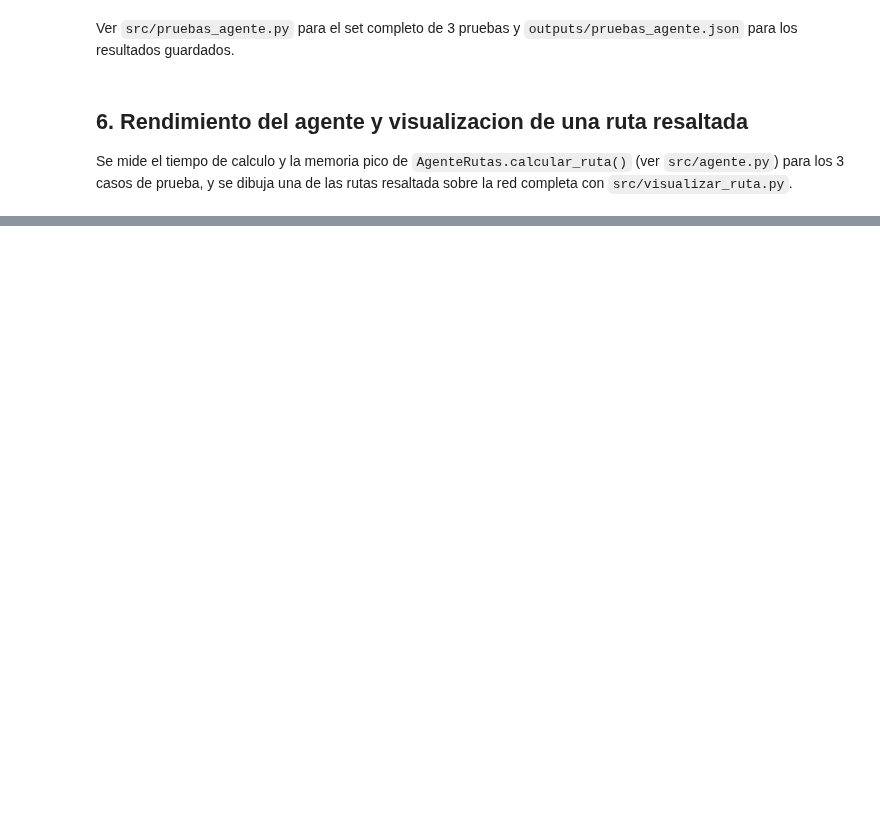
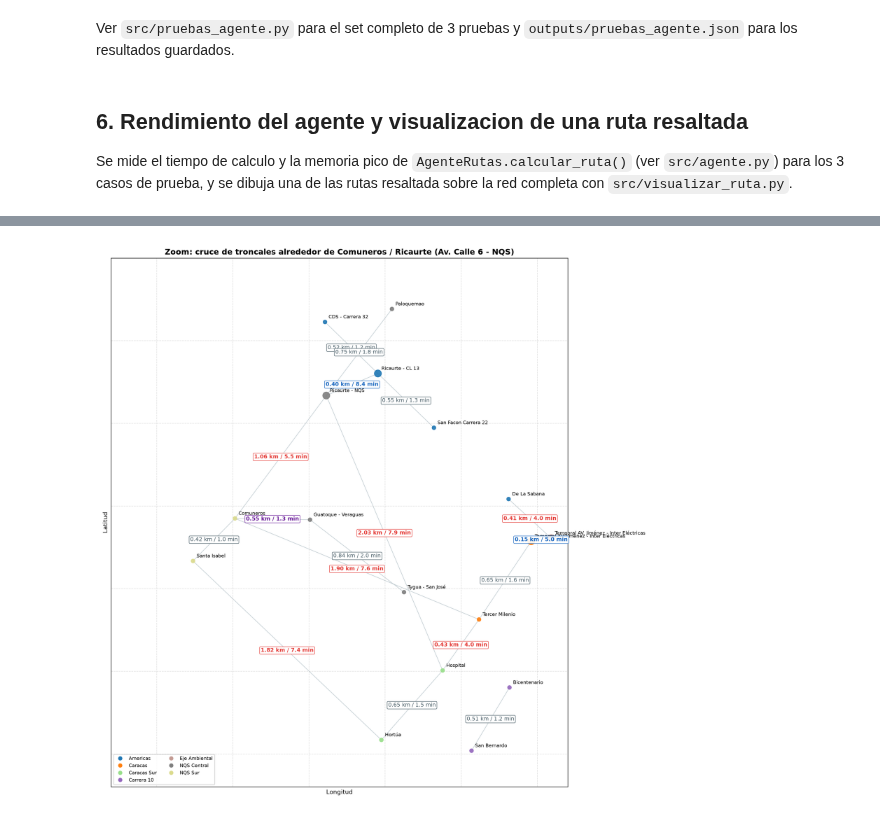
Before and after one commit to CamiloDG07/Proyecto-IA_, a Jupyter notebook: notebooks/diagrama_de_red.ipynb, the cells around one changed output, grey strips where cells are left out. Drawn from its saved outputs; the diff is of its cells as text; code cells hidden in the pictures; blank space fills up the shorter version.

```diff
--- a/notebooks/diagrama_de_red.ipynb
+++ b/notebooks/diagrama_de_red.ipynb
@@ -273,0 +284,9 @@ display(Image(filename=str(archivo_demo)))
+# %%
+zona_comuneros = (-74.108, -74.078, 4.588, 4.620)
+graficar_zoom(
+    G, zona_comuneros, OUTPUT_DIR / "grafo_con_pesos_zoom_comuneros.png",
+    "Zoom: cruce de troncales alrededor de Comuneros / Ricaurte (Av. Calle 6 - NQS)",
+)
+display(Image(filename=str(OUTPUT_DIR / "grafo_con_pesos_zoom_comuneros.png")))
+# %% [output]
+[figure, added]
```
Also changed, not shown: parts of 8 cells of this notebook, 2 other files.
